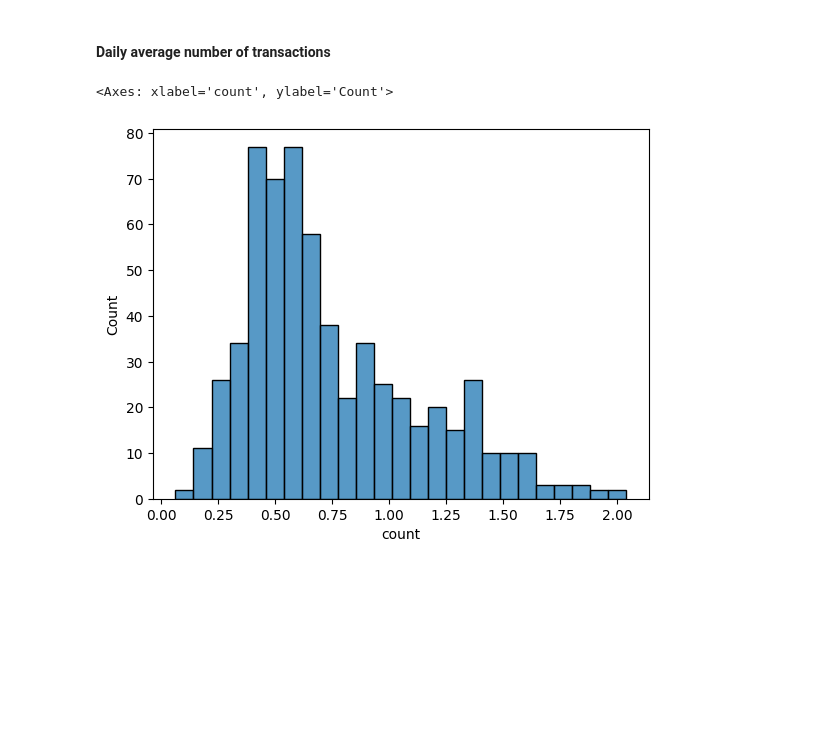
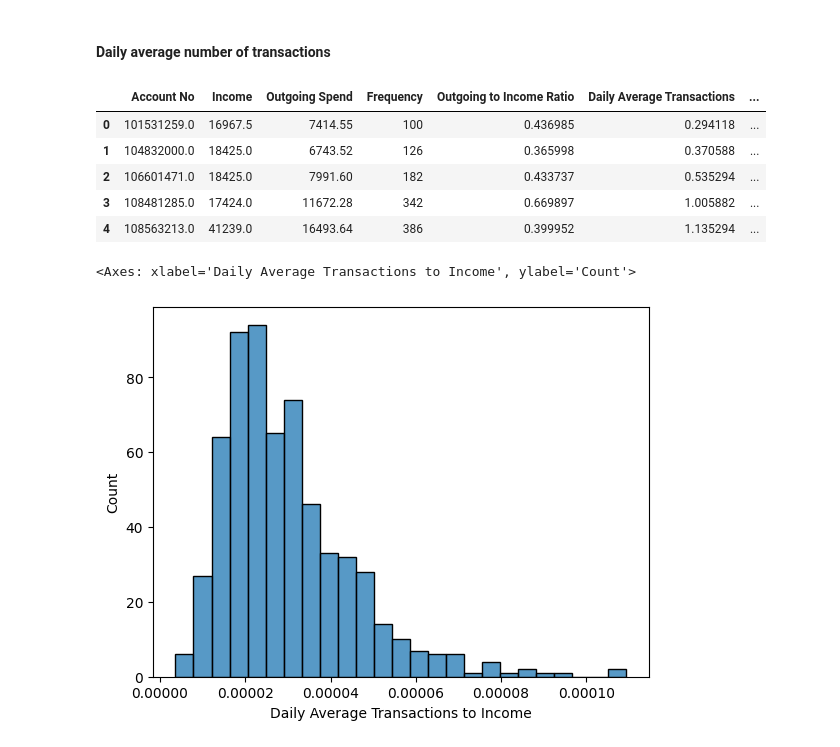
Before and after one commit to UoB-DSMP-2023-24/dsmp-2024-group-38, a Jupyter notebook: dataset2_segmentation_salary_transactions_frequency.ipynb, the cells around one changed output. Cells and saved outputs as stored; diff of their text form; code cells hidden in the pictures; blank space fills up the shorter version.

Commit message:
investigated clustering outgoing spend, income and frequency features

```diff
--- a/dataset2_segmentation_salary_transactions_frequency.ipynb
+++ b/dataset2_segmentation_salary_transactions_frequency.ipynb
@@ -300,11 +300,23 @@ sns.kdeplot(salaried_people['Outgoing to Income Ratio'], fill=True)
 # get the number of days in the dataset
 days = df_salaried_people_outgoings['Date'].nunique()
 
-# get the number of transactions for each account
-salaried_people_outgoings_daily_avg = salaried_people_outgoings_freq/days
+# create a new column 'Daily Average Transactions' in salaried_people
+salaried_people['Daily Average Transactions'] = salaried_people['Frequency']/days
 
-# plot distribution of daily average number of transactions
-sns.histplot(salaried_people_outgoings_daily_avg, fill=True,bins=25)#
+# ratio of Daily Average Transactions to Income
+salaried_people['Daily Average Transactions to Income'] = salaried_people['Daily Average Transactions']/salaried_people['Income']
+
+salaried_people.head()
 # %% [output]
-<Axes: xlabel='count', ylabel='Count'>
-[figure, removed]
+|  | Account No | Income | Outgoing Spend | Frequency | Outgoing to Income Ratio | Daily Average Transactions | ... |
+| 0 | 101531259.0 | 16967.5 | 7414.55 | 100 | 0.436985 | 0.294118 | ... |
+| 1 | 104832000.0 | 18425.0 | 6743.52 | 126 | 0.365998 | 0.370588 | ... |
+| 2 | 106601471.0 | 18425.0 | 7991.60 | 182 | 0.433737 | 0.535294 | ... |
+| 3 | 108481285.0 | 17424.0 | 11672.28 | 342 | 0.669897 | 1.005882 | ... |
+| 4 | 108563213.0 | 41239.0 | 16493.64 | 386 | 0.399952 | 1.135294 | ... |
+# %%
+# distribution of daily average transactions to income
+sns.histplot(salaried_people['Daily Average Transactions to Income'], fill=True,bins=25)
+# %% [output]
+<Axes: xlabel='Daily Average Transactions to Income', ylabel='Count'>
+[figure, added]
```
Also changed, not shown: parts of 1 cell of this notebook.
